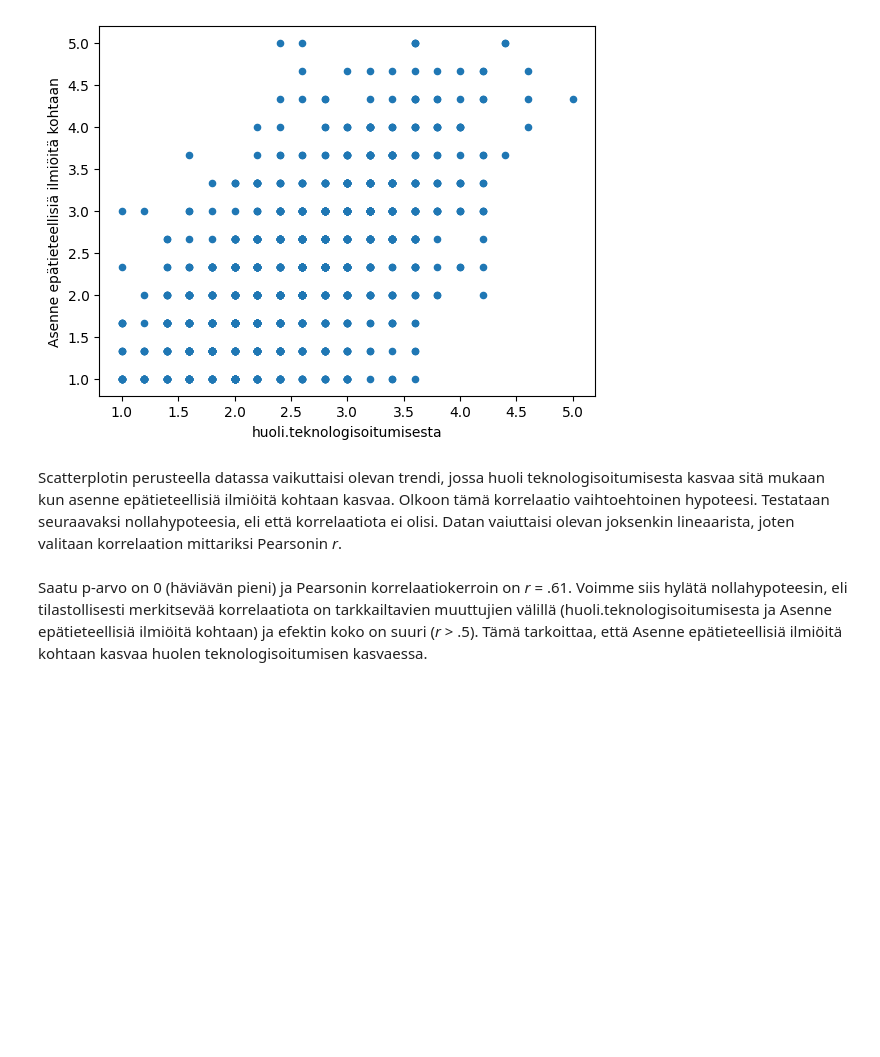
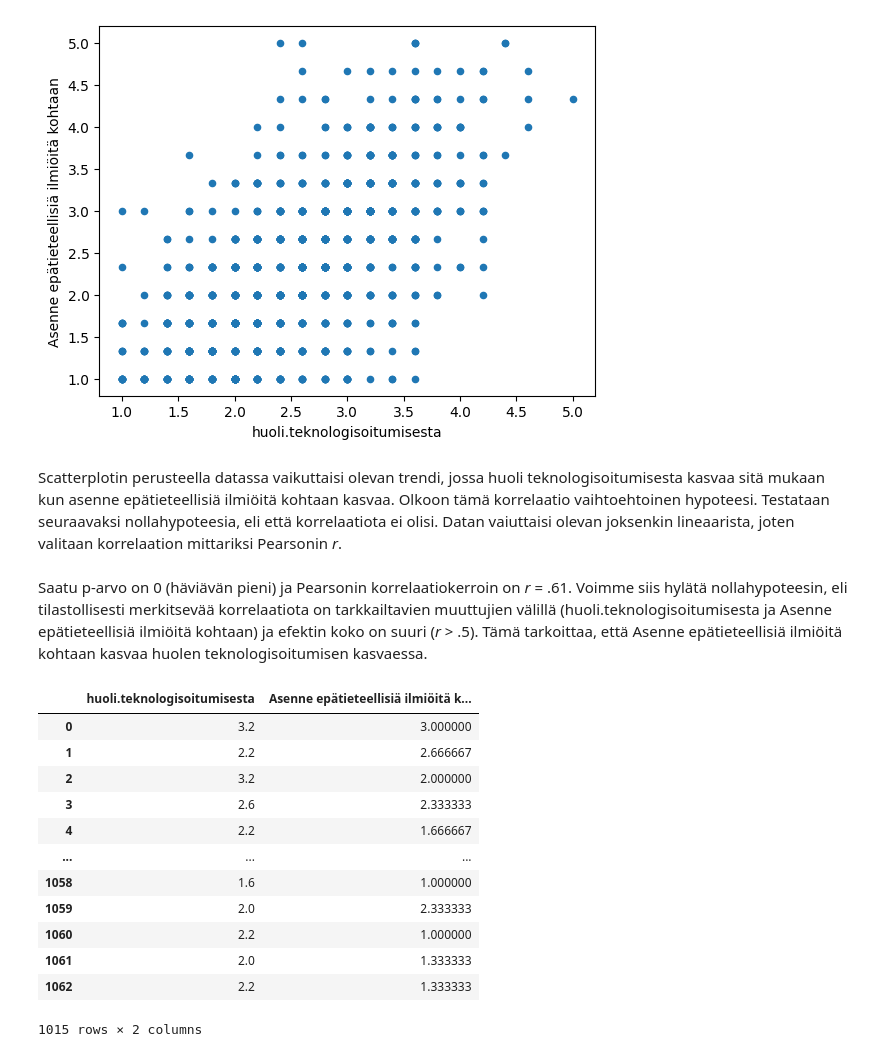
Before and after one commit to gialmisi/KOGS409, a Jupyter notebook: exercises/week_3.ipynb, the cells around one changed output. Saved outputs shown, nothing was run; the diff lists cells and outputs as text; code cells hidden in the pictures; blank space fills up the shorter version.

```diff
--- a/exercises/week_3.ipynb
+++ b/exercises/week_3.ipynb
@@ -287,3 +287,19 @@ rstat, pvalue = pearsonr(df_huoli_uskomus["huoli.teknologisoitumisesta"], df_huo
 #  print(f"p-value = {pvalue}, Pearson r = {rstat}")
 # %% [markdown]
 Saatu p-arvo on 0 (häviävän pieni) ja Pearsonin korrelaatiokerroin on _r_ = .61. Voimme siis hylätä nollahypoteesin, eli tilastollisesti merkitsevää korrelaatiota on tarkkailtavien muuttujien välillä (huoli.teknologisoitumisesta ja Asenne epätieteellisiä ilmiöitä kohtaan) ja efektin koko on suuri (_r_ > .5). Tämä tarkoittaa, että Asenne epätieteellisiä ilmiöitä kohtaan kasvaa huolen teknologisoitumisen kasvaessa.
+# %%
+df_huoli_uskomus
+# %% [output]
+|  | huoli.teknologisoitumisesta | Asenne epätieteellisiä ilmiöitä k... |
+| 0 | 3.2 | 3.000000 |
+| 1 | 2.2 | 2.666667 |
+| 2 | 3.2 | 2.000000 |
+| 3 | 2.6 | 2.333333 |
+| 4 | 2.2 | 1.666667 |
+| ... | ... | ... |
+| 1058 | 1.6 | 1.000000 |
+| 1059 | 2.0 | 2.333333 |
+| 1060 | 2.2 | 1.000000 |
+| 1061 | 2.0 | 1.333333 |
+| 1062 | 2.2 | 1.333333 |
+1015 rows × 2 columns
```
Also changed, not shown: parts of 1 cell of this notebook, 2 other files.
